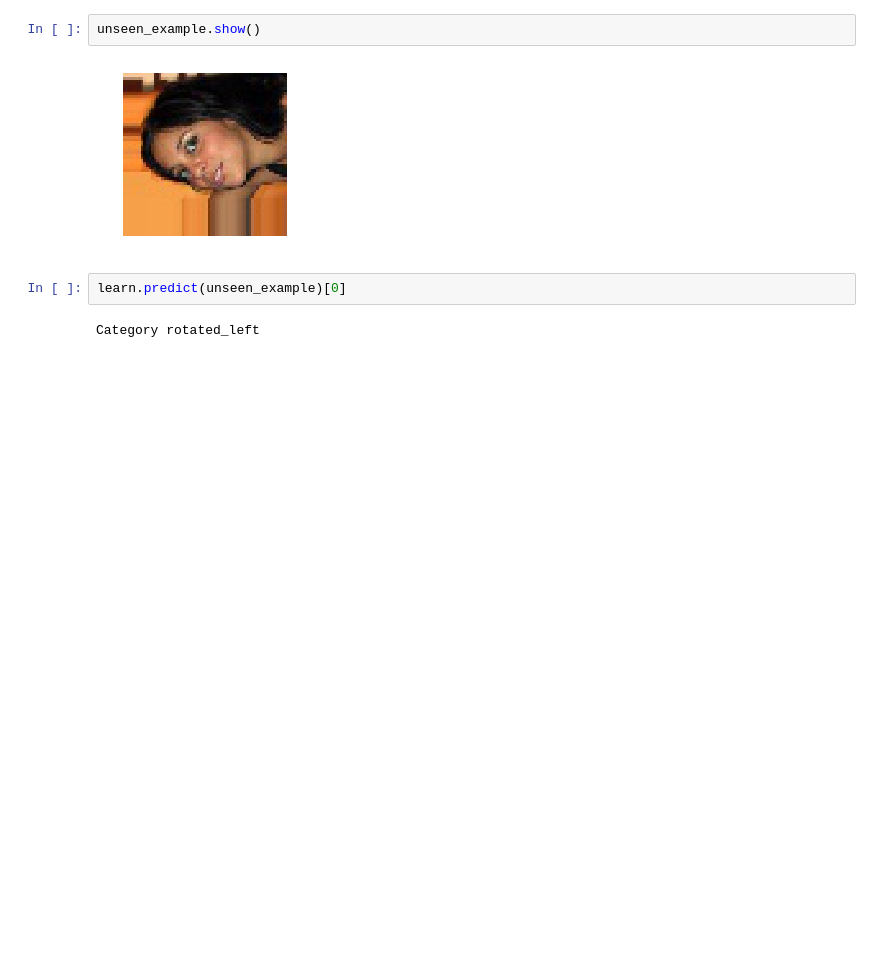
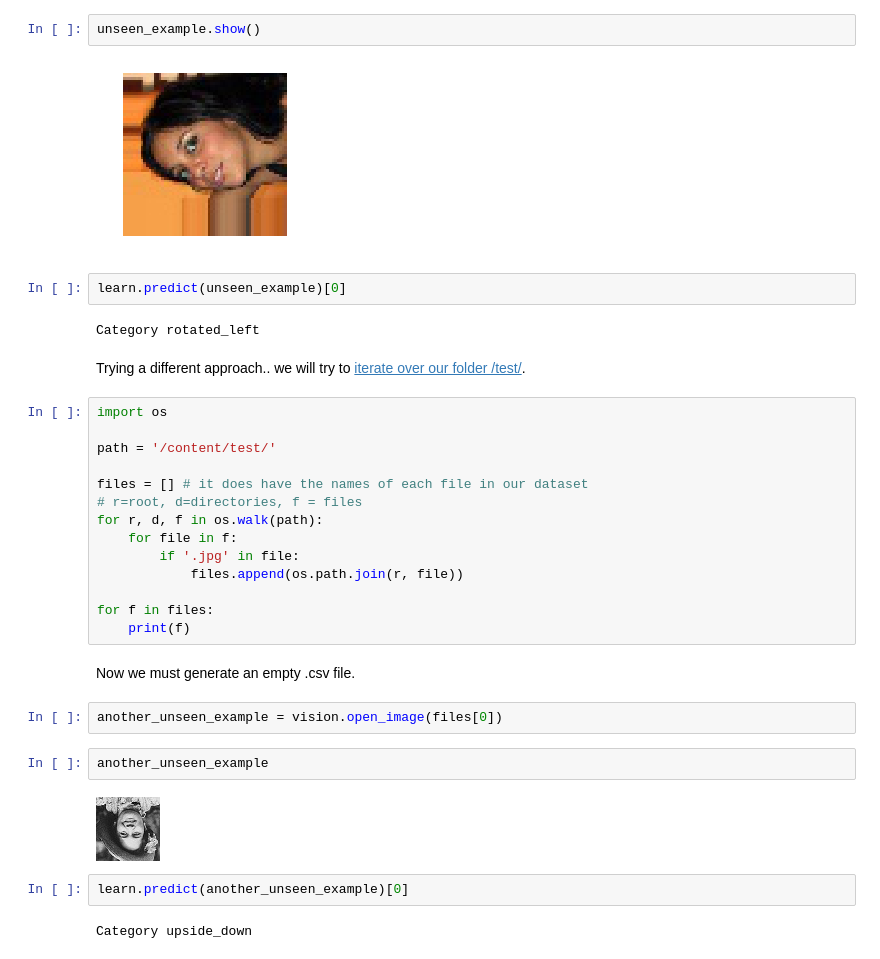
Before and after one commit to mtxslv/DStask, a Jupyter notebook: DeepLearningComputerVisionTask.ipynb, the cells around one changed output. Drawn from its saved outputs; the diff is of its cells as text; blank space fills up the shorter version.

Commit message:
Somehow messy, but it is important to keep it.

```diff
--- a/DeepLearningComputerVisionTask.ipynb
+++ b/DeepLearningComputerVisionTask.ipynb
@@ -164,3 +164,31 @@ unseen_example.show()
 learn.predict(unseen_example)[0]
 # %% [output]
 Category rotated_left
+# %% [markdown]
+Trying a different approach.. we will try to [iterate over our folder /test/](https://www.mkyong.com/python/python-how-to-list-all-files-in-a-directory/).
+# %%
+import os
+
+path = '/content/test/'
+
+files = [] # it does have the names of each file in our dataset
+# r=root, d=directories, f = files
+for r, d, f in os.walk(path):
+    for file in f:
+        if '.jpg' in file:
+            files.append(os.path.join(r, file))
+
+for f in files:
+    print(f)
+# %% [markdown]
+Now we must generate an empty .csv file.
+# %%
+another_unseen_example = vision.open_image(files[0])
+# %%
+another_unseen_example
+# %% [output]
+[figure, added]
+# %%
+learn.predict(another_unseen_example)[0]
+# %% [output]
+Category upside_down
```
